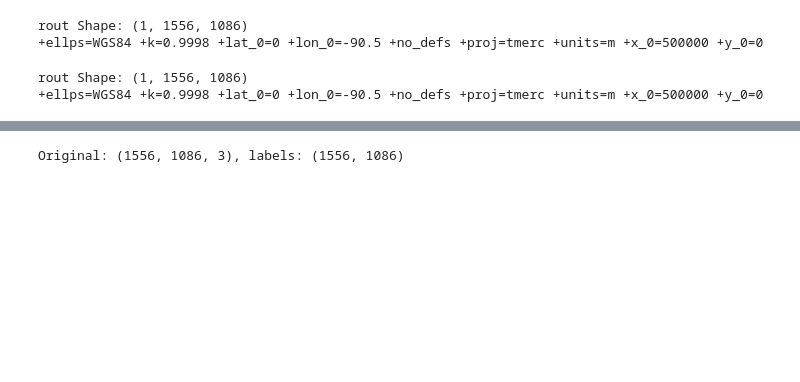
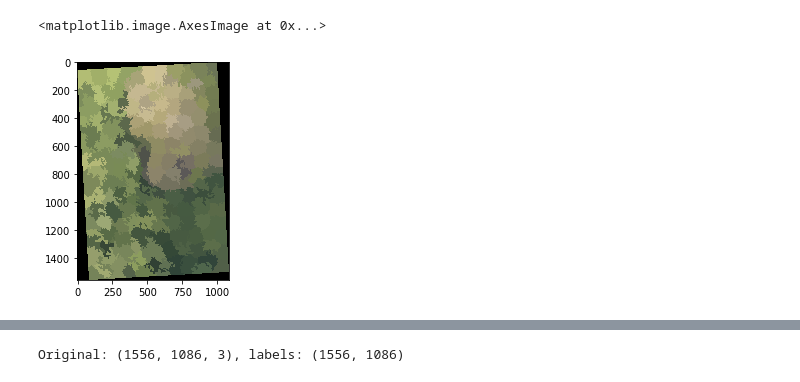
Before and after one commit to chikaj/guat_obia, a Jupyter notebook: segment_rag.ipynb, the cells around one changed output, grey strips where cells are left out. Saved outputs shown, nothing was run; the diff lists cells and outputs as text; code cells hidden in the pictures; blank space fills up the shorter version.

```diff
--- a/segment_rag.ipynb
+++ b/segment_rag.ipynb
@@ -11,5 +20,4 @@ filename = "/home/nate/Documents/Research/Guatemala/training_data/training_new_I
 # %%
-#felz_params = {'scale': 100.0, 'sigma': 2, 'min_size': 5000}
-felz_params = {'scale': 50.0, 'sigma': 2}
-slic_params = {'compactness': 1, 'n_segments': 500, 'convert2lab': True, 'slic_zero': False}
-quickshift_params = {}
+#felz_params = {'scale': 50.0, 'sigma': 2}
+slic_params = {'compactness': 15, 'n_segments': 200, 'multichannel': True}
+#quickshift_params = {}
@@ -19,0 +28,5 @@ src = rasterio.open(filename)
+# %%
+# Segment the image using SLIC.
+rout = dp.segmentation(model=slic, params=slic_params, src=src,
+                       modal_radius=3)
+rout = rout + 1
@@ -20,13 +40,9 @@ src = rasterio.open(filename)
+# %%
+plt.imshow(color.label2rgb(labels, orig, kind='avg'))
+# %% [output]
+<matplotlib.image.AxesImage at 0x...>
+[figure, added]
 # %%
-# Segment the image.
-rout = dp.segmentation(model=felzenszwalb, params=felz_params, src=src,
-                       modal_radius=3)
-print("rout Shape: " + str(rout.shape))
-
 vout = dp.vectorize(image=rout, transform=src.transform)
 vout.crs = src.crs
-print(vout.crs)
 vout.to_file("output/original_segs.shp")
-# %% [output]
-rout Shape: (1, 1556, 1086)
-+ellps=WGS84 +k=0.9998 +lat_0=0 +lon_0=-90.5 +no_defs +proj=tmerc +units=m +x_0=500000 +y_0=0
@@ -41,10 +48,0 @@ rout = dp.segmentation(model=quickshift, params=quickshift_params, src=src,
-# %%
-print("rout Shape: " + str(rout.shape))
-
-vout = dp.vectorize(image=rout, transform=src.transform)
-vout.crs = src.crs
-print(vout.crs)
-vout.to_file("output/original_segs.shp")
-# %% [output]
-rout Shape: (1, 1556, 1086)
-+ellps=WGS84 +k=0.9998 +lat_0=0 +lon_0=-90.5 +no_defs +proj=tmerc +units=m +x_0=500000 +y_0=0
```
Also changed, not shown: parts of 32 cells of this notebook, 1 other file.
